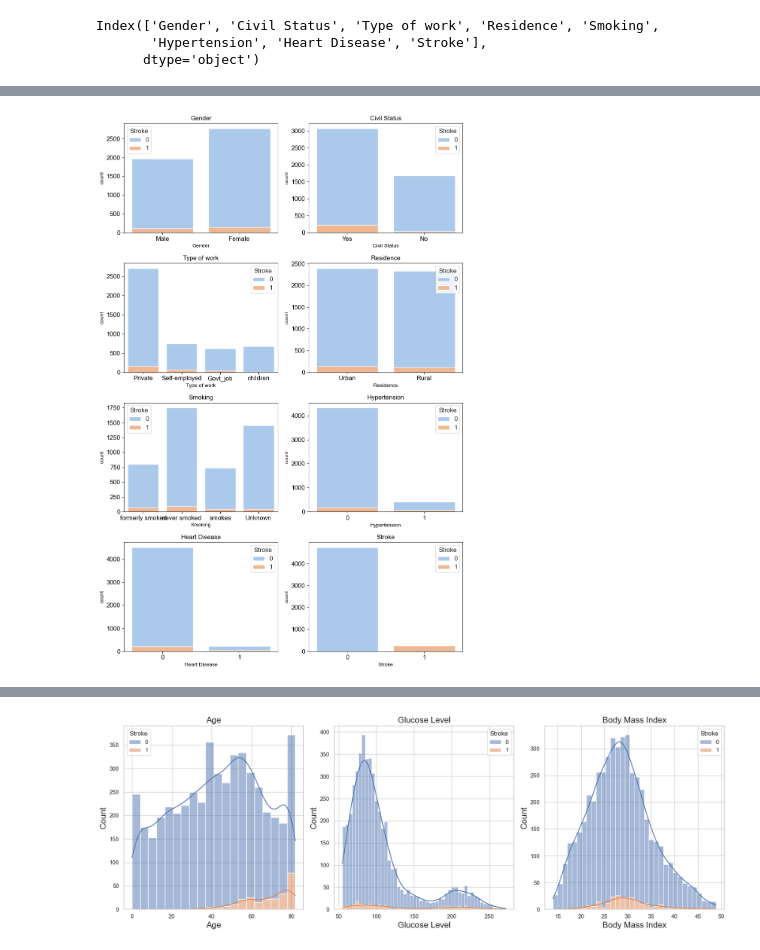
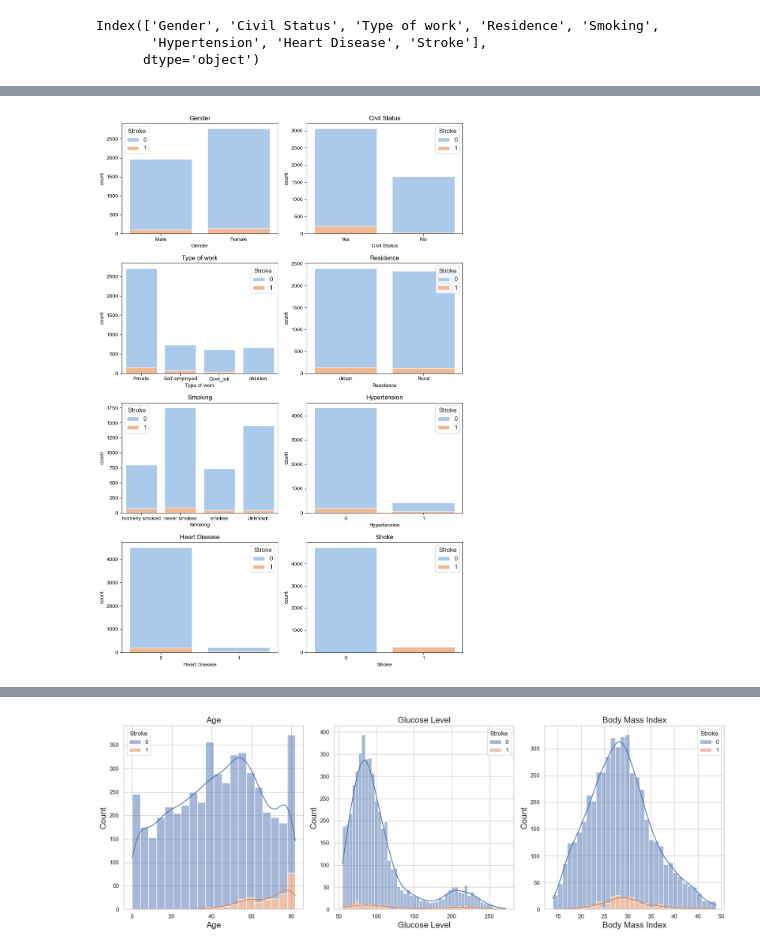
Before and after one commit to heitorgaf/Strategic-Thinking--CA, a Jupyter notebook: StratThink_HDipData_CA1.ipynb, the cells around one changed output, grey strips where cells are left out. Cells and saved outputs as stored; diff of their text form; code cells hidden in the pictures.

```diff
--- a/StratThink_HDipData_CA1.ipynb
+++ b/StratThink_HDipData_CA1.ipynb
@@ -213,33 +212,33 @@ Index(['Gender', 'Civil Status', 'Type of work', 'Residence', 'Smoking',
 # %%
 # Define the font size
 font_size = 12
 
 # Define the 'Icefire' color palette
 custom_palette = sns.color_palette("pastel")
 
 fig, axes = plt.subplots(nrows=4, ncols=2, figsize=(10, 15))  # Define subplot parameters
 axes = axes.flatten()  # Flatten the axes array to make it easier to iterate over
 
 # Set the style
 sns.set(style="whitegrid")
 
 # Iterate over each categorical column of the dataframe, creating a subplot
 for i, col in enumerate(df[cat_variables]):
     sns.countplot(x=col, hue='Stroke', data=df, ax=axes[i], dodge=False, palette=custom_palette)
 
     # Set the title and font size
     axes[i].set_title(col, fontsize=font_size)
 
     # Set the label font size for the x and y axis
-    axes[i].tick_params(axis='x', labelsize=font_size)
-    axes[i].tick_params(axis='y', labelsize=font_size)
+    axes[i].tick_params(axis='x', labelsize=10)
+    axes[i].tick_params(axis='y', labelsize=10)
 
     # Set the legend font size
     legend = axes[i].get_legend()
     for text in legend.get_texts():
         text.set_fontsize(font_size)
 
 plt.tight_layout()  # Fix layout
 plt.show()  # Display subplots
 # %% [output]
-[figure, old version]
+[figure, new version]
```
Also changed, not shown: parts of 41 cells of this notebook.
